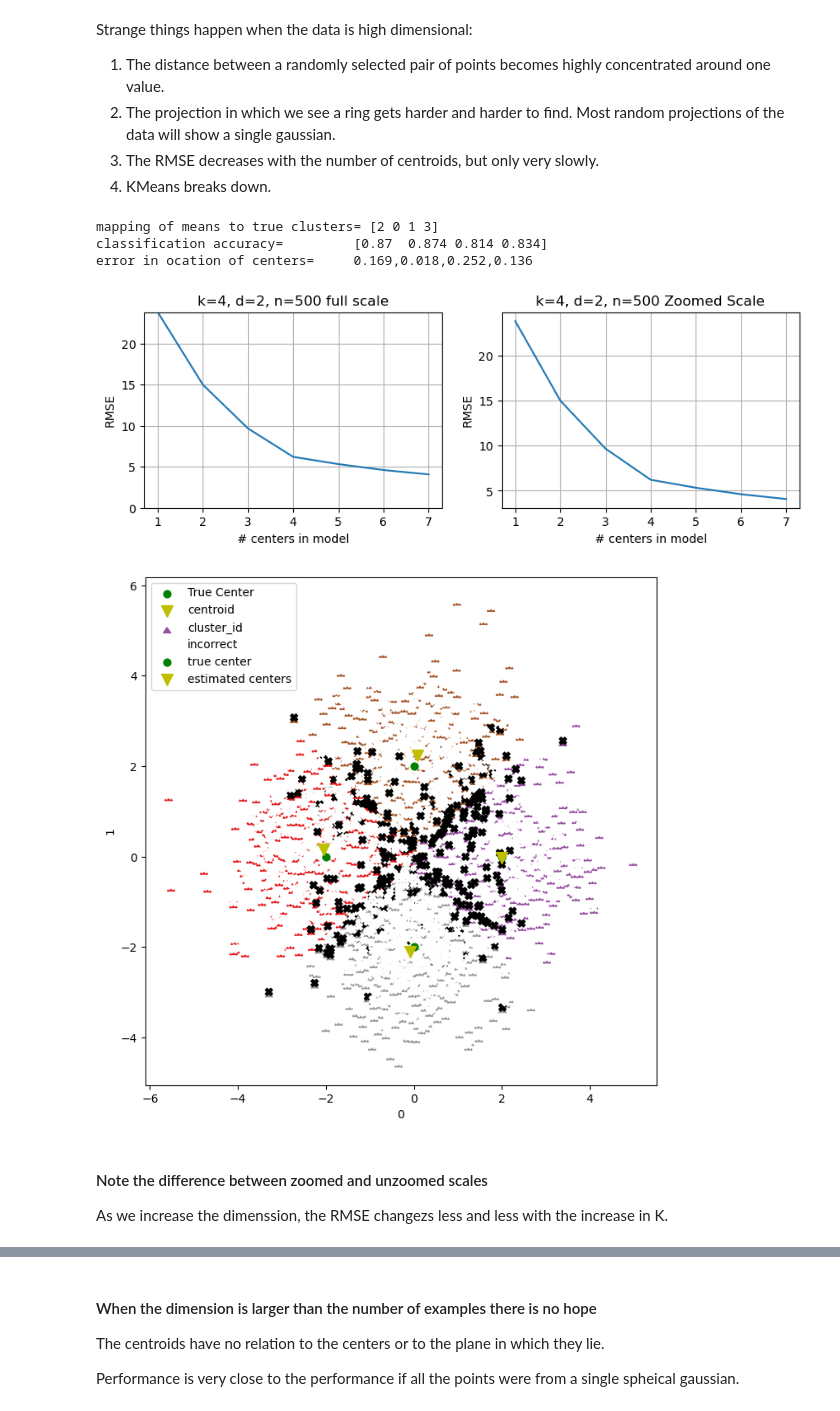
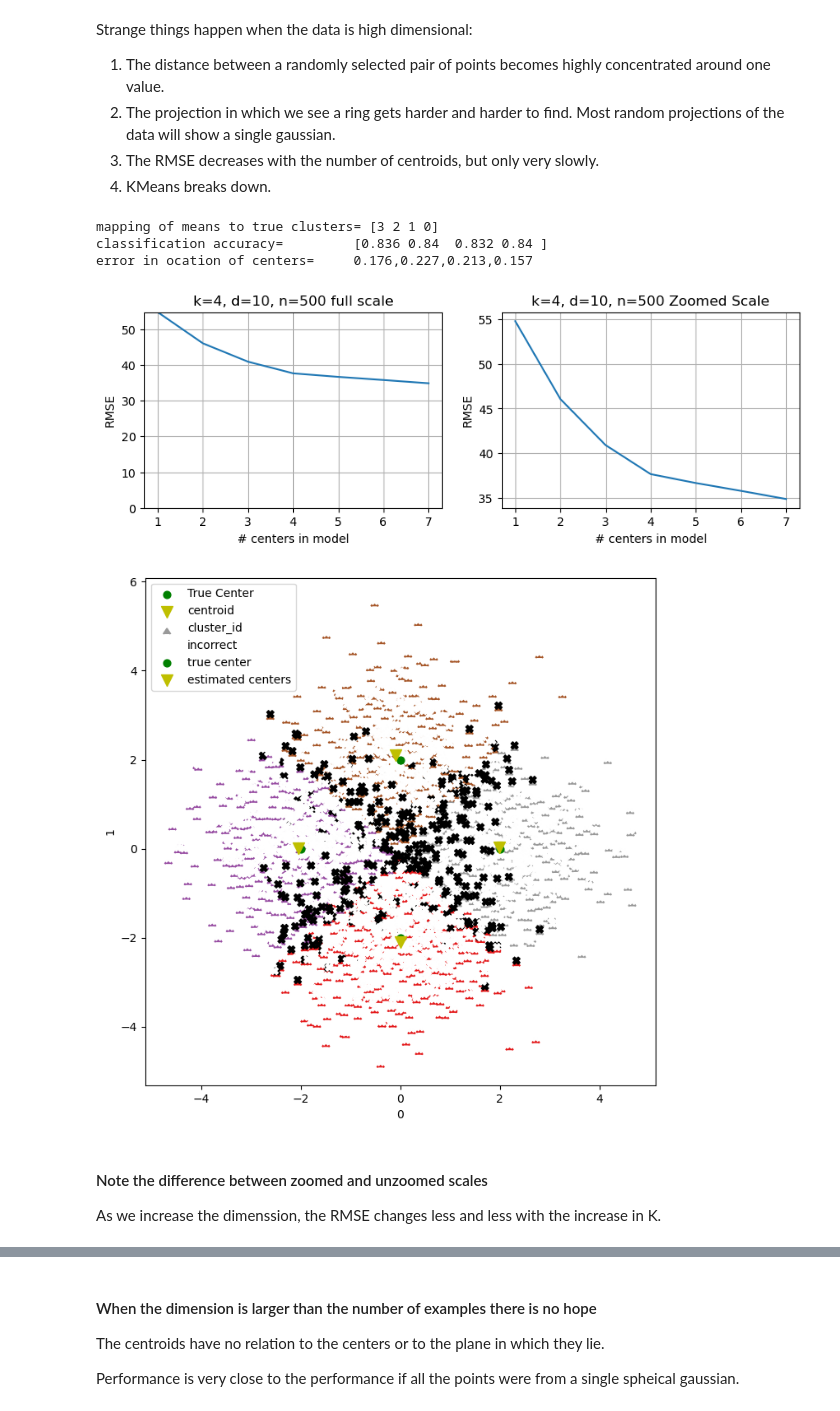
Before and after one commit to UCSD-Data-Science/Public-CSE255-2022, a Jupyter notebook: notebooks/Section3-Kmeans-dim-reduction/KmeansBasicAnalysis/3.Exploring K-means.ipynb, the cells around one changed output, grey strips where cells are left out. Cells and saved outputs as stored; diff of their text form; code cells hidden in the pictures.

```diff
--- a/notebooks/Section3-Kmeans-dim-reduction/KmeansBasicAnalysis/3.Exploring K-means.ipynb
+++ b/notebooks/Section3-Kmeans-dim-reduction/KmeansBasicAnalysis/3.Exploring K-means.ipynb
@@ -187,14 +186,14 @@ Strange things happen when the data is high dimensional:
 3. The RMSE decreases with the number of centroids, but only very slowly.
 3. KMeans breaks down.
 # %%
-X=analyze(k=4,d=2,n=500,radius=2)
+X=analyze(k=4,d=10,n=500,radius=2)
 # %% [output]
-mapping of means to true clusters= [2 0 1 3]
-classification accuracy=         [0.87  0.874 0.814 0.834]
-error in ocation of centers=     0.169,0.018,0.252,0.136
+mapping of means to true clusters= [3 2 1 0]
+classification accuracy=         [0.836 0.84  0.832 0.84 ]
+error in ocation of centers=     0.176,0.227,0.213,0.157
-[figure, old version]
+[figure, new version]
-[figure, old version]
+[figure, new version]
 # %% [markdown]
 #### Note the difference between zoomed and unzoomed scales
-As we increase the dimenssion, the RMSE changezs less and less with the increase in K.
+As we increase the dimenssion, the RMSE changes less and less with the increase in K.
 # %%
```
Also changed, not shown: parts of 24 cells of this notebook, 4 other files.
